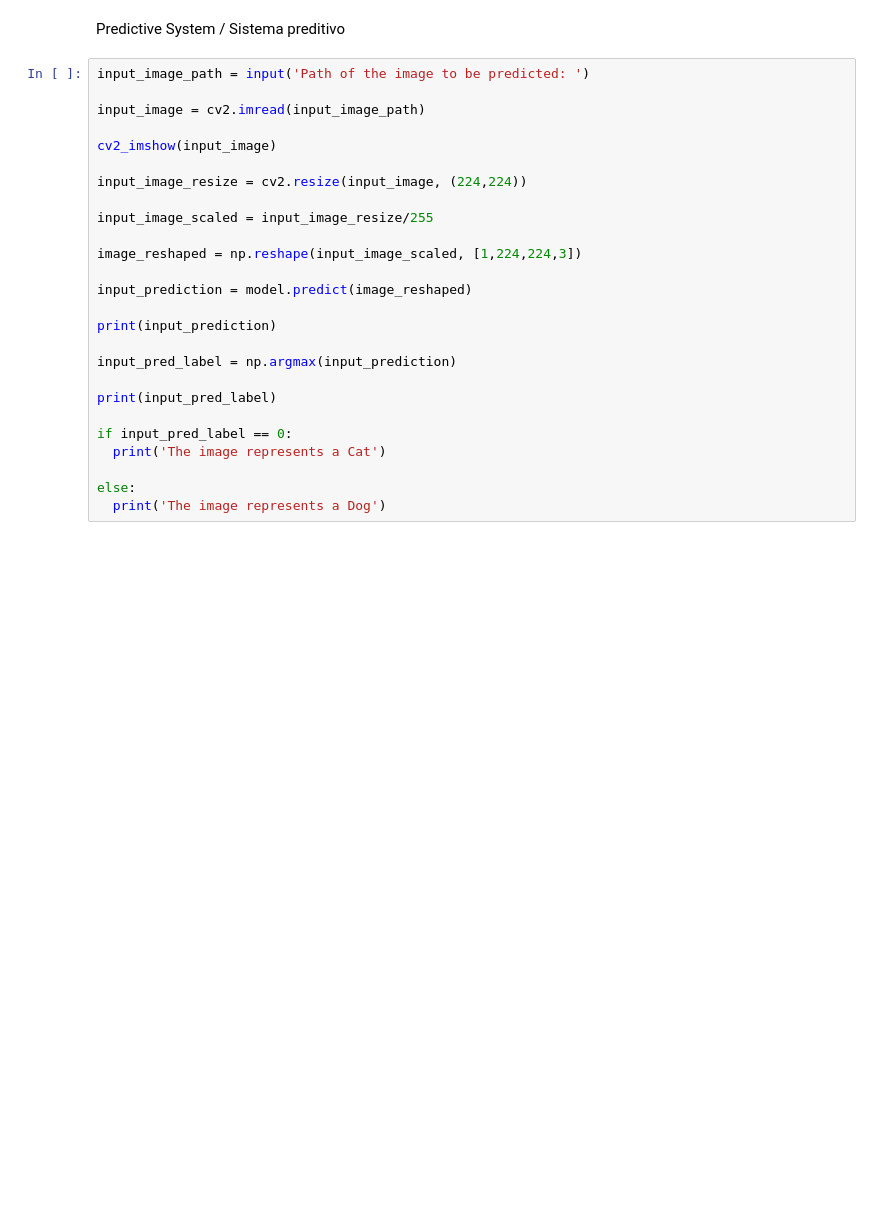
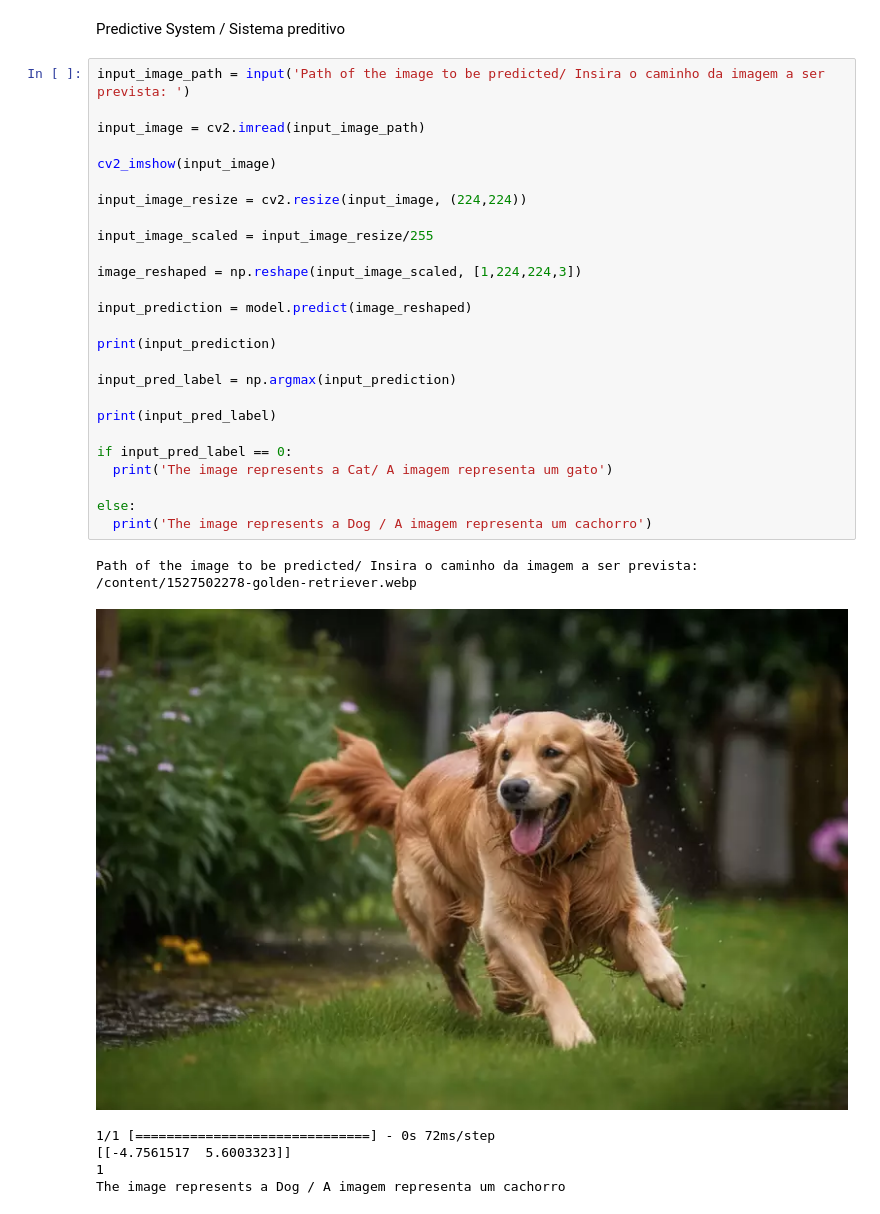
Before and after one commit to pds2-dcc-ufmg/2020-2-exercicio-revisao-refatoracao, a Jupyter notebook: TransferLearning_CatsxDog.ipynb, the cells around one changed output. Drawn from its saved outputs; the diff is of its cells as text; blank space fills up the shorter version.

```diff
--- a/TransferLearning_CatsxDog.ipynb
+++ b/TransferLearning_CatsxDog.ipynb
@@ -372,28 +372,35 @@ Test Accuracy = 0.9860000014305115
 # %% [markdown]
 Predictive System / Sistema preditivo
 # %%
-input_image_path = input('Path of the image to be predicted: ')
+input_image_path = input('Path of the image to be predicted/ Insira o caminho da imagem a ser prevista: ')
 
 input_image = cv2.imread(input_image_path)
 
 cv2_imshow(input_image)
 
 input_image_resize = cv2.resize(input_image, (224,224))
 
 input_image_scaled = input_image_resize/255
 
 image_reshaped = np.reshape(input_image_scaled, [1,224,224,3])
 
 input_prediction = model.predict(image_reshaped)
 
 print(input_prediction)
 
 input_pred_label = np.argmax(input_prediction)
 
 print(input_pred_label)
 
 if input_pred_label == 0:
-  print('The image represents a Cat')
+  print('The image represents a Cat/ A imagem representa um gato')
 
 else:
-  print('The image represents a Dog')
+  print('The image represents a Dog / A imagem representa um cachorro')
+# %% [output]
+Path of the image to be predicted/ Insira o caminho da imagem a ser prevista: /content/1527502278-golden-retriever.webp
+[figure, added]
+1/1 [==============================] - 0s 72ms/step
+[[-4.7561517  5.6003323]]
+1
+The image represents a Dog / A imagem representa um cachorro
```
Also changed, not shown: parts of 1 cell of this notebook.
